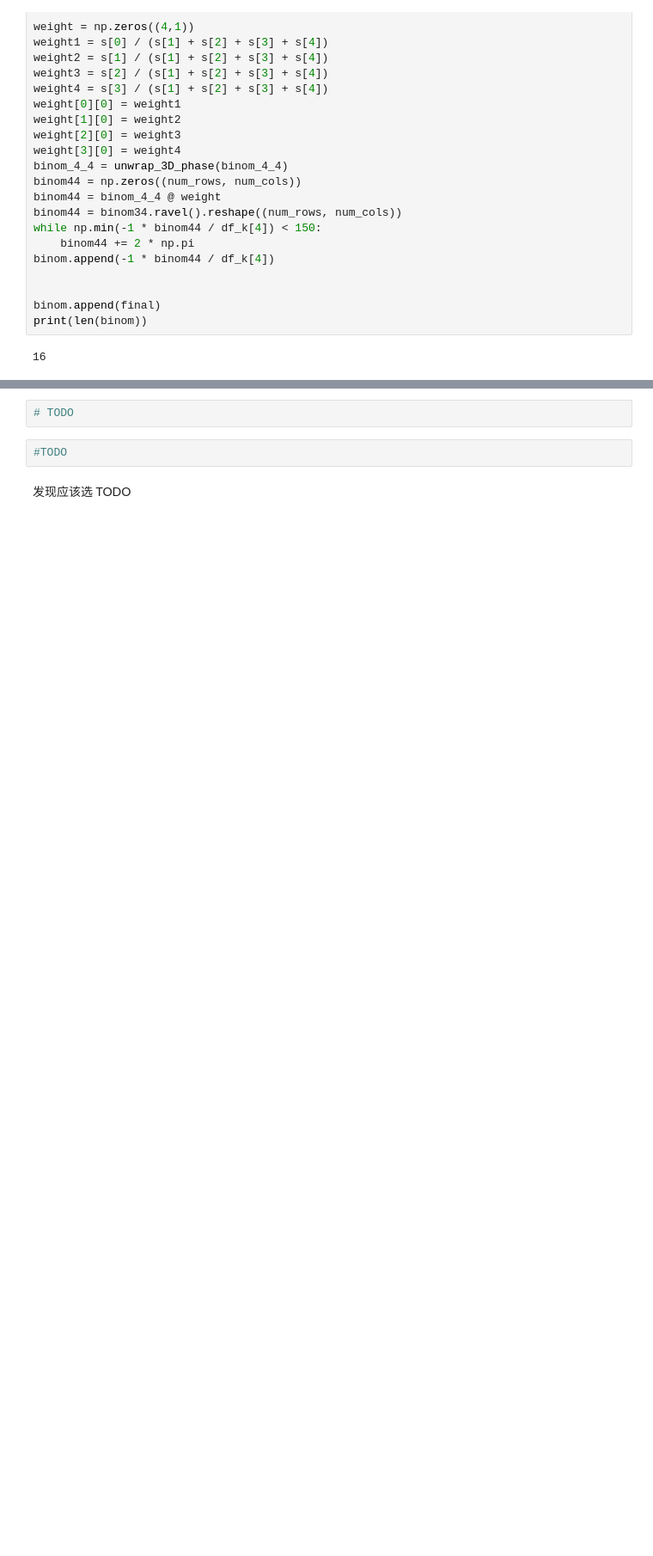
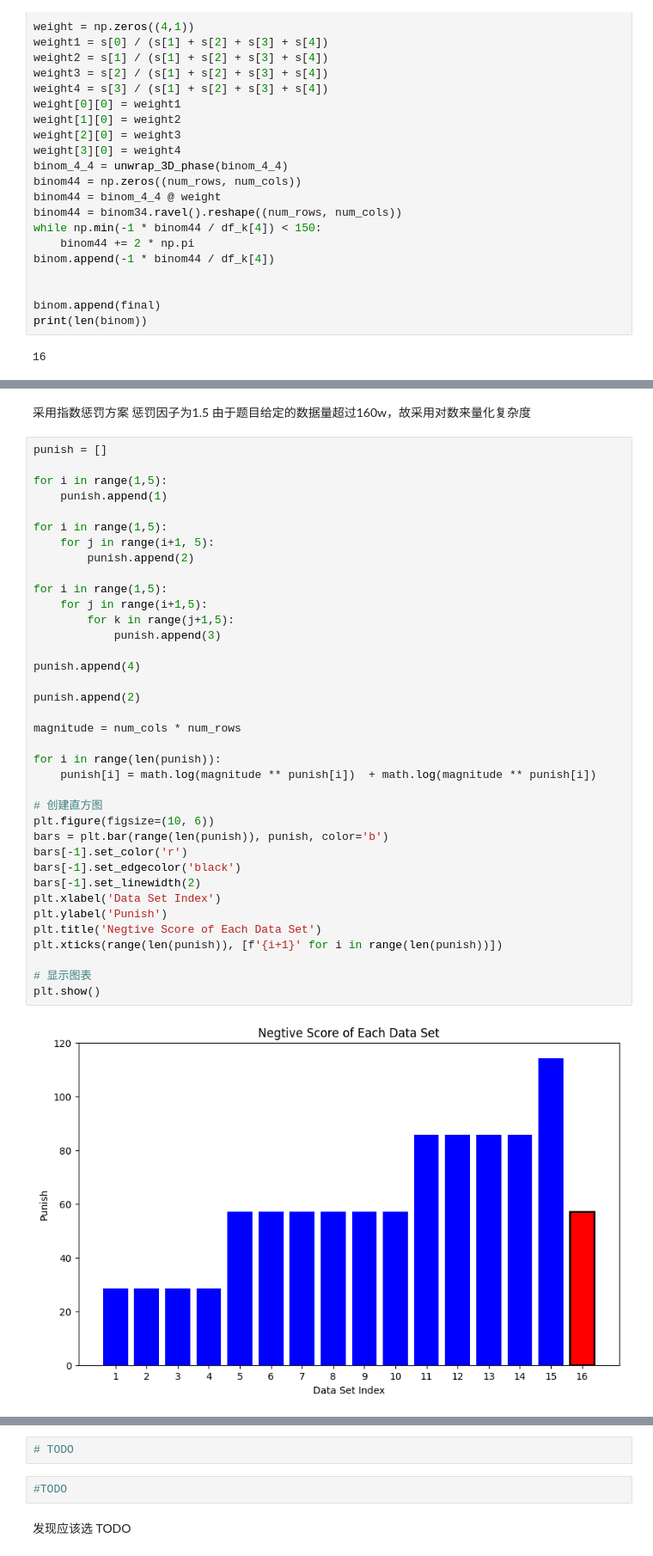
Before and after one commit to BlingCc233/project_A, a Jupyter notebook: nostack.ipynb, the cells around one changed output, grey strips where cells are left out. Shown at 86% size. Drawn from its saved outputs; the diff is of its cells as text; blank space fills up the shorter version.

```diff
--- a/nostack.ipynb
+++ b/nostack.ipynb
@@ -1252,0 +1332,42 @@ plt.show()
+# %% [markdown]
+采用指数惩罚方案 惩罚因子为1.5
+由于题目给定的数据量超过160w，故采用对数来量化复杂度
+# %%
+punish = []
+
+for i in range(1,5):
+    punish.append(1)
+
+for i in range(1,5):
+    for j in range(i+1, 5):
+        punish.append(2)
+
+for i in range(1,5):
+    for j in range(i+1,5):
+        for k in range(j+1,5):
+            punish.append(3)
+
+punish.append(4)
+
+punish.append(2)
+
+magnitude = num_cols * num_rows
+
+for i in range(len(punish)):
+    punish[i] = math.log(magnitude ** punish[i])  + math.log(magnitude ** punish[i])
+
+# 创建直方图
+plt.figure(figsize=(10, 6))
+bars = plt.bar(range(len(punish)), punish, color='b')
+bars[-1].set_color('r')
+bars[-1].set_edgecolor('black')
+bars[-1].set_linewidth(2)
+plt.xlabel('Data Set Index')
+plt.ylabel('Punish')
+plt.title('Negtive Score of Each Data Set')
+plt.xticks(range(len(punish)), [f'{i+1}' for i in range(len(punish))])
+
+# 显示图表
+plt.show()
+# %% [output]
+[figure, added]
```
Also changed, not shown: parts of 14 cells of this notebook, 3 other files.
